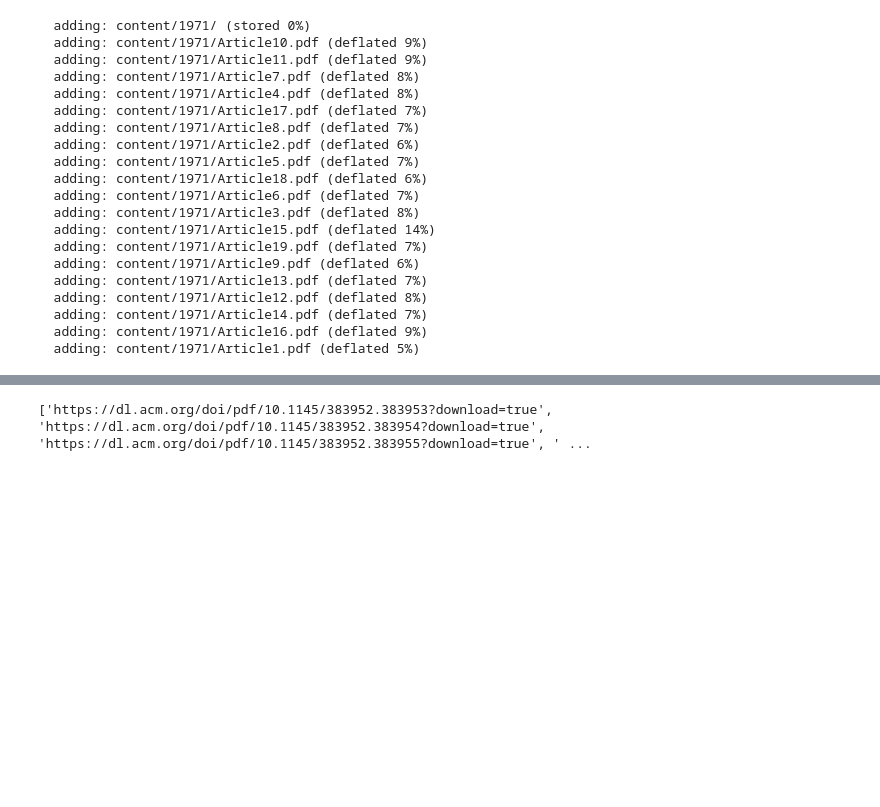
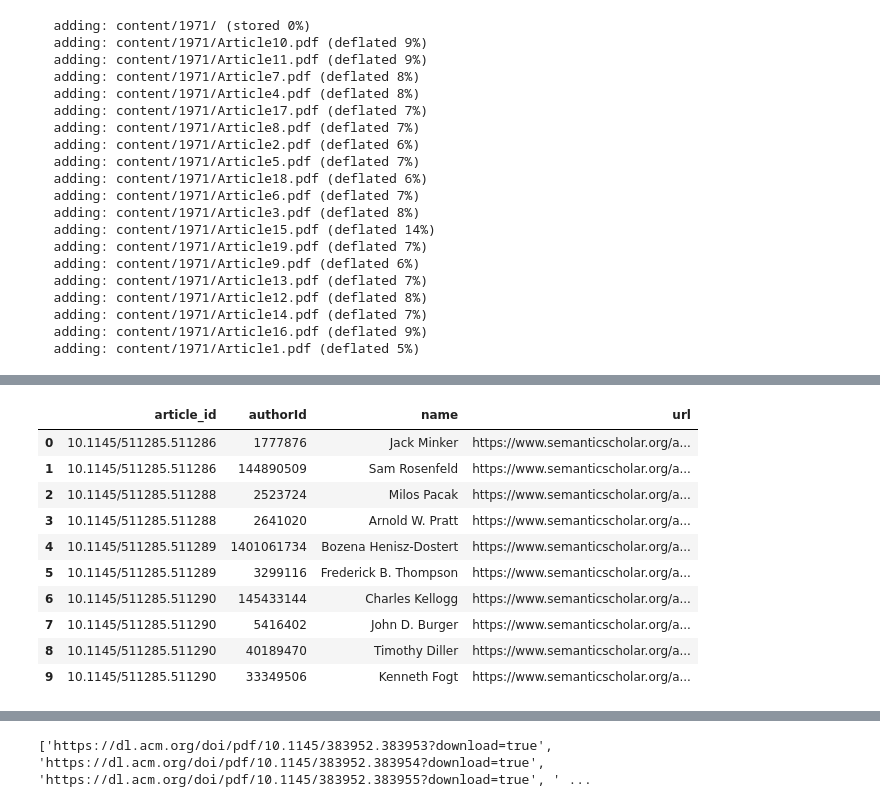
Before and after one commit to manishareddynarayan/Akshitha_INFO5731_Spring2020, a Jupyter notebook: Copy_of_Copy_of_Copy_of_Copy_of_Copy_of_Copy_of_FinalProject_(2).ipynb, the cells around one changed output, grey strips where cells are left out. Saved outputs shown, nothing was run; the diff lists cells and outputs as text; code cells hidden in the pictures; blank space fills up the shorter version.

```diff
--- a/Copy_of_Copy_of_Copy_of_Copy_of_Copy_of_Copy_of_FinalProject_(2).ipynb
+++ b/Copy_of_Copy_of_Copy_of_Copy_of_Copy_of_Copy_of_FinalProject_(2).ipynb
@@ -236,13 +243,26 @@ f.close()
 # %%
 import pandas as pd
 import glob
 import pandas as pd
 import os
 # Select all the files in your directory
-a = {'authorId' : authorIdlist ,'name' : authorname ,'url' : authorurl }
+a = {'article_id':Doilist, 'authorId' : authorIdlist ,'name' : authorname ,'url' : authorurl }
 df = pd.DataFrame.from_dict(a, orient='index')
 df1 = df.transpose()
 df1.to_csv('/content/jsonfiles/table2.csv', columns = a)
+df1
+# %% [output]
+|  | article_id | authorId | name | url |
+| 0 | 10.1145/511285.511286 | 1777876 | Jack Minker | https://www.semanticscholar.org/a... |
+| 1 | 10.1145/511285.511286 | 144890509 | Sam Rosenfeld | https://www.semanticscholar.org/a... |
+| 2 | 10.1145/511285.511288 | 2523724 | Milos Pacak | https://www.semanticscholar.org/a... |
+| 3 | 10.1145/511285.511288 | 2641020 | Arnold W. Pratt | https://www.semanticscholar.org/a... |
+| 4 | 10.1145/511285.511289 | 1401061734 | Bozena Henisz-Dostert | https://www.semanticscholar.org/a... |
+| 5 | 10.1145/511285.511289 | 3299116 | Frederick B. Thompson | https://www.semanticscholar.org/a... |
+| 6 | 10.1145/511285.511290 | 145433144 | Charles Kellogg | https://www.semanticscholar.org/a... |
+| 7 | 10.1145/511285.511290 | 5416402 | John D. Burger | https://www.semanticscholar.org/a... |
+| 8 | 10.1145/511285.511290 | 40189470 | Timothy Diller | https://www.semanticscholar.org/a... |
+| 9 | 10.1145/511285.511290 | 33349506 | Kenneth Fogt | https://www.semanticscholar.org/a... |
 # %%
 #table 3
 import json
```
Also changed, not shown: parts of 7 cells of this notebook.
